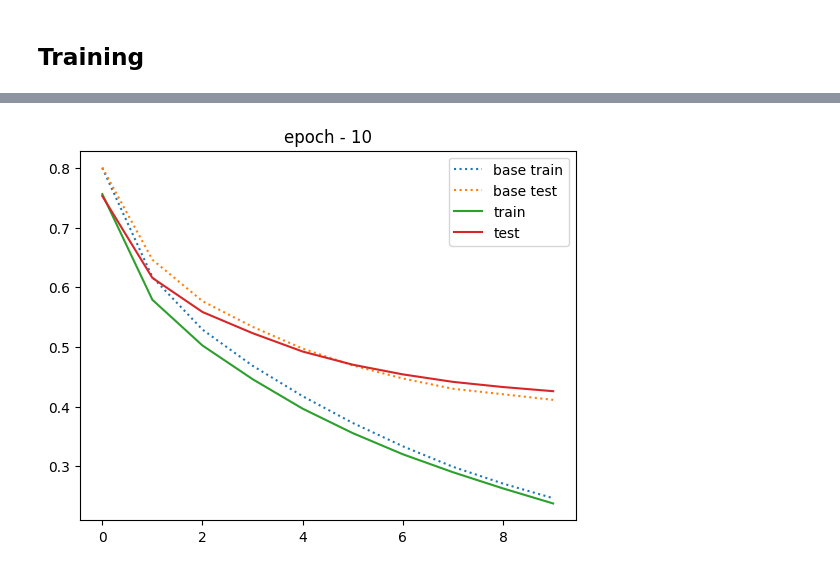
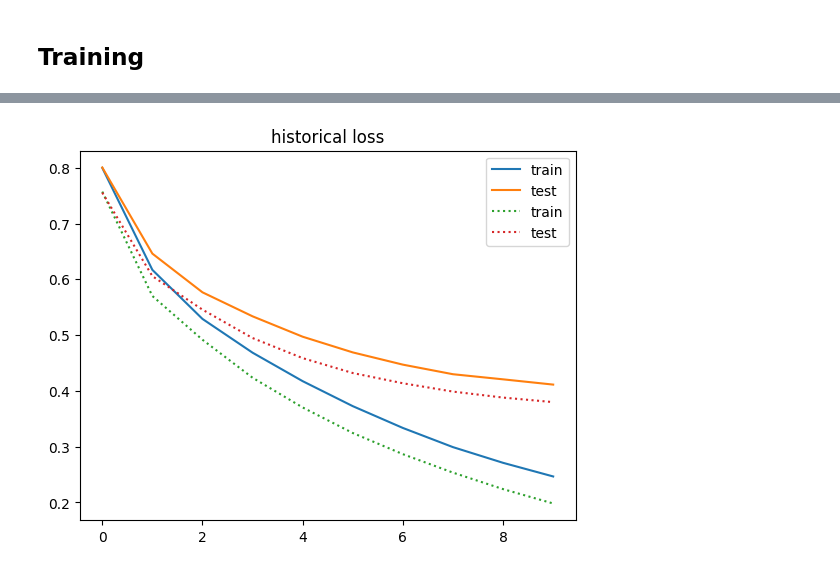
Before and after one commit to taimoon/deep-learning-note, a Jupyter notebook: SEQ2SEQ.ipynb, the cells around one changed output, grey strips where cells are left out. Saved outputs shown, nothing was run; the diff lists cells and outputs as text; code cells hidden in the pictures.

```diff
--- a/SEQ2SEQ.ipynb
+++ b/SEQ2SEQ.ipynb
@@ -447,6 +448,7 @@ def plot_loss(train_hist,test_hist):
 # %%
 def init(enc_ctor,dec_ctor,model_checkpoint_pth):
     hidden_size = 216
+    # hidden_size += 16
     max_lr = 0.1
     encoder = enc_ctor(input_lang.n_words, hidden_size,1).to(device)
     decoder = dec_ctor(hidden_size, output_lang.n_words,1).to(device)
@@ -465,8 +467,8 @@ def init(enc_ctor,dec_ctor,model_checkpoint_pth):
     torch.save(init_checkpoint,model_checkpoint_pth)
 
 def load(enc_ctor,dec_ctor,model_checkpoint_pth,force_init=False):
-    import os
-    if not os.path.exists(model_checkpoint_pth) or force_init:
+    from os import path
+    if not path.exists(model_checkpoint_pth) or force_init:
         init(enc_ctor,dec_ctor,model_checkpoint_pth)
     checkpoint = torch.load(model_checkpoint_pth,map_location=device)
 
@@ -479,10 +481,8 @@ def load(enc_ctor,dec_ctor,model_checkpoint_pth,force_init=False):
     optimizer = optim.SGD(list(encoder.parameters()) + list(decoder.parameters()), lr=checkpoint['max_lr'])
     optimizer.load_state_dict(checkpoint['optimzer'])
 
-    train_loss_hist = checkpoint['train_loss_hist']
-    test_loss_hist = checkpoint['test_loss_hist']
 
-    return encoder,decoder,optimizer,train_loss_hist,test_loss_hist
+    return encoder,decoder,optimizer,checkpoint['train_loss_hist'],checkpoint['test_loss_hist']
 
 def save_checkpoint(encoder,decoder,optimizer,
                     train_loss_hist,test_loss_hist,
@@ -503,7 +503,7 @@ criterion = nn.CrossEntropyLoss()
 train_size = sum(len(dataset.dataset) for dataset in train_datasets)
 test_size = sum(len(dataset.dataset) for dataset in test_datasets)
 model_checkpoint_pth = 'model_checkpoint/seq2seq_RNN_bahdanau_small.pth'
-encoder,decoder,optimizer,train_loss_hist,test_loss_hist = load(Encoder_RNN,Bahdanau_Decoder,model_checkpoint_pth)
+encoder,decoder,optimizer,train_loss_hist,test_loss_hist = load(Encoder_RNN,Bahdanau_Decoder,model_checkpoint_pth,False)
 # %%
 def train_iter(n = 10):
     for i in range(n):
@@ -527,16 +525,22 @@ train_iter()
-# %%
-def fn():
-    *_,train_loss_hist,test_loss_hist = load(Encoder_RNN,Decoder_RNN,'model_checkpoint/seq2seq_RNN_small.pth')
-    plt.title(f'epoch - {len(train_loss_hist)}')
-    plt.plot(train_loss_hist,label='base train',linestyle=':')
-    plt.plot(test_loss_hist,label='base test',linestyle=':')
-    *_,train_loss_hist,test_loss_hist = load(Encoder_RNN,Bahdanau_Decoder,model_checkpoint_pth)
-    plt.plot(train_loss_hist,label='train')
-    plt.plot(test_loss_hist,label='test')
-    plt.legend()
-    plt.show()
-fn()
-# %% [output]
-[figure, removed]
+# %%
+def fn():
+    def helper(train_loss_hist,test_loss_hist,ax=plt,linestyle=None):
+        ax.plot(train_loss_hist,label='train',linestyle=linestyle)
+        ax.plot(test_loss_hist,label='test',linestyle=linestyle)
+
+    fig,ax = plt.subplots(1,1)
+
+    *_,train_loss_hist,test_loss_hist = load(Encoder_RNN,Decoder_RNN,'model_checkpoint/seq2seq_RNN_small.pth')
+    helper(train_loss_hist,test_loss_hist,ax,linestyle = None)
+
+    *_,train_loss_hist,test_loss_hist = load(Encoder_RNN,Bahdanau_Decoder,'model_checkpoint/seq2seq_RNN_bahdanau_small.pth')
+    helper(train_loss_hist,test_loss_hist,ax,linestyle=':')
+    ax.set_title("historical loss")
+
+    ax.legend()
+    fig.show()
+fn()
+# %% [output]
+[figure, added]
 # %%
 def predict(seq,encoder:Encoder_RNN,decoder:Decoder_RNN,MAX_LEN = 10):
```
Also changed, not shown: parts of 22 cells of this notebook, 1 other file.
